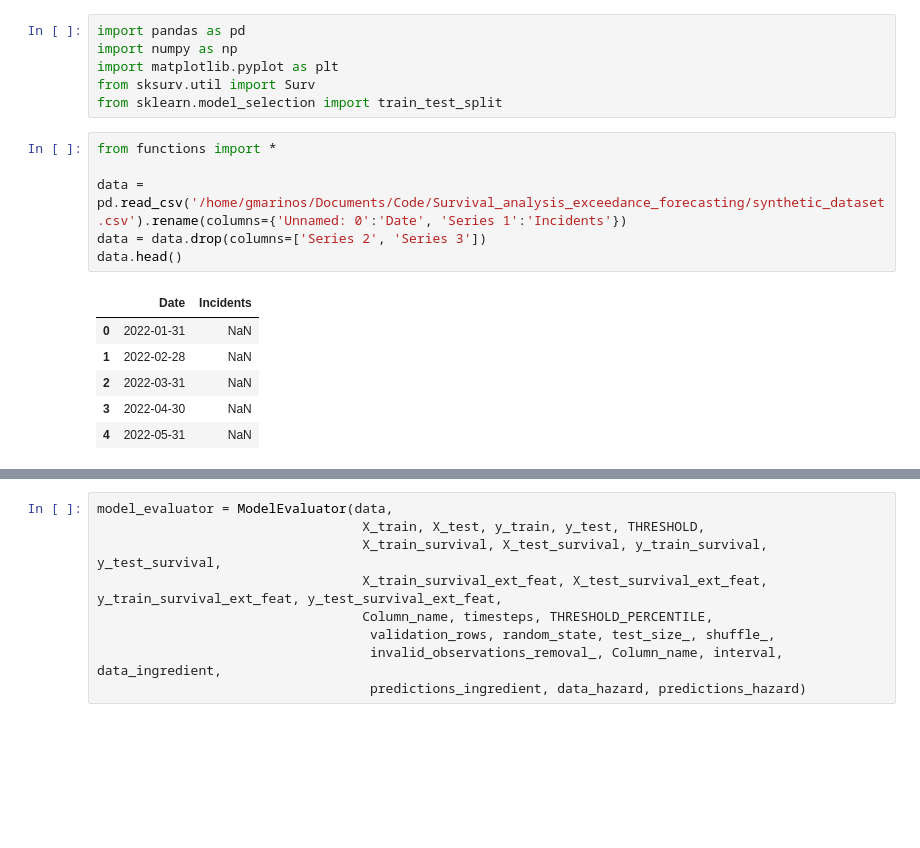
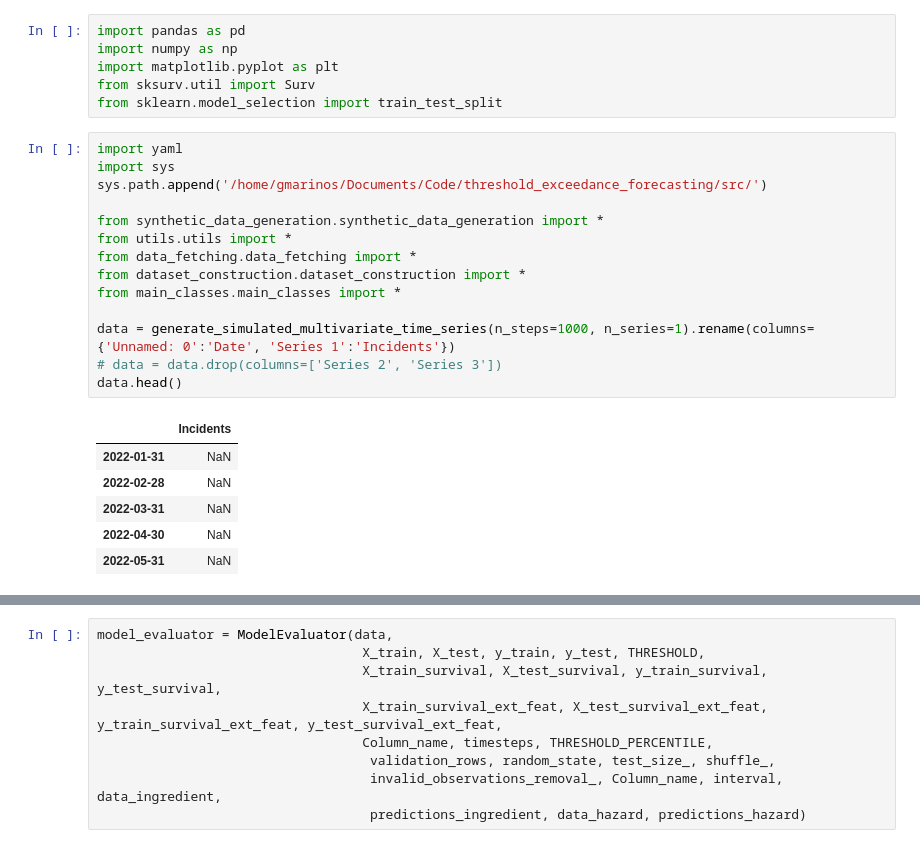
Before and after one commit to giorgosmarinos/KMIS--Survival-Analysis-as-a-Risk-Stratification-Tool-for-Threshold-Exceedance-Forecasting, a Jupyter notebook: examples/example#synthetic_data.ipynb, the cells around one changed output, grey strips where cells are left out. Drawn from its saved outputs; the diff is of its cells as text; blank space fills up the shorter version.

Commit message:
fix the projects construction

```diff
--- a/example#synthetic_data.ipynb
+++ b/examples/example#synthetic_data.ipynb
@@ -5,16 +5,24 @@ import matplotlib.pyplot as plt
 from sksurv.util import Surv
 from sklearn.model_selection import train_test_split
 # %%
-from functions import *
+import yaml
+import sys
+sys.path.append('/home/gmarinos/Documents/Code/threshold_exceedance_forecasting/src/')
 
-data = pd.read_csv('/home/gmarinos/Documents/Code/Survival_analysis_exceedance_forecasting/synthetic_dataset.csv').rename(columns={'Unnamed: 0':'Date', 'Series 1':'Incidents'})
-data = data.drop(columns=['Series 2', 'Series 3'])
+from synthetic_data_generation.synthetic_data_generation import *
+from utils.utils import *
+from data_fetching.data_fetching import *
+from dataset_construction.dataset_construction import *
+from main_classes.main_classes import *
+
+data = generate_simulated_multivariate_time_series(n_steps=1000, n_series=1).rename(columns={'Unnamed: 0':'Date', 'Series 1':'Incidents'})
+# data = data.drop(columns=['Series 2', 'Series 3'])
 data.head()
 # %% [output]
-|  | Date | Incidents |
-| 0 | 2022-01-31 | NaN |
-| 1 | 2022-02-28 | NaN |
-| 2 | 2022-03-31 | NaN |
-| 3 | 2022-04-30 | NaN |
-| 4 | 2022-05-31 | NaN |
+|  | Incidents |
+| 2022-01-31 | NaN |
+| 2022-02-28 | NaN |
+| 2022-03-31 | NaN |
+| 2022-04-30 | NaN |
+| 2022-05-31 | NaN |
 # %%
```
Also changed, not shown: parts of 2 cells of this notebook, 4 other files.
